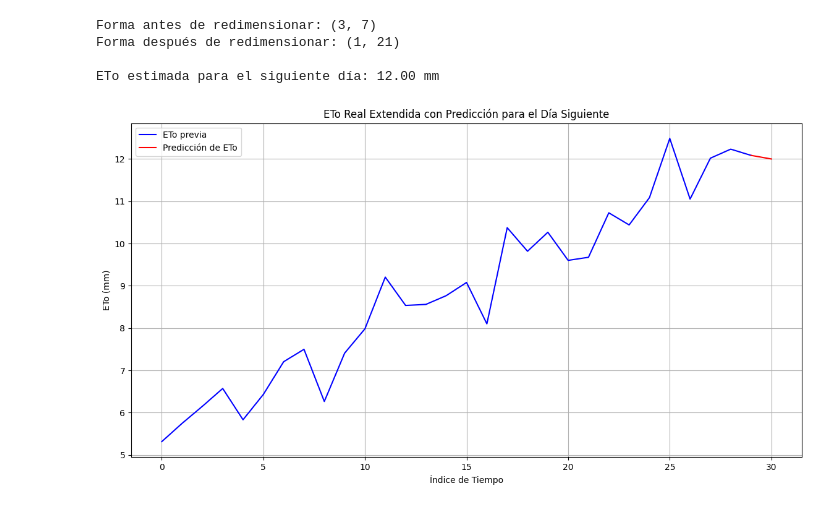
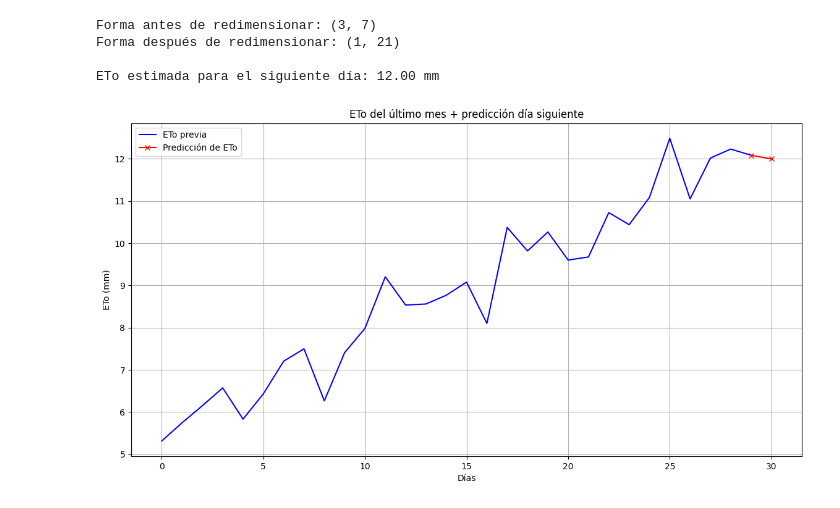
Before and after one commit to guillegcor/Fertwins_test, a Jupyter notebook: custom_eto_data/custom_eto_linear.ipynb, the cells around one changed output. Drawn from its saved outputs; the diff is of its cells as text; code cells hidden in the pictures.

```diff
--- a/custom_eto_data/custom_eto_linear.ipynb
+++ b/custom_eto_data/custom_eto_linear.ipynb
@@ -145,20 +145,20 @@ ETo estimada para el siguiente día: 12.00 mm
 # %%
 # Seleccionar ETo de los 30 últimos días
 y_test_last = y_test[-30:]
 
 # Crear un índice y añadir un día más
 indices = np.arange(len(y_test_last) + 1)
 
 # Graficar
 plt.figure(figsize=(14, 7))
 plt.plot(indices[:-1], y_test_last, label='ETo previa', color='blue', linestyle='-')
-plt.plot(indices[-2:], [y_test_last[-1], pred[0]], label='Predicción de ETo', color='red', linestyle='-')
+plt.plot(indices[-2:], [y_test_last[-1], pred[0]], label='Predicción de ETo', color='red', linestyle='-', marker='x')
 
-plt.xlabel('Índice de Tiempo')
+plt.xlabel('Días')
 plt.ylabel('ETo (mm)')
-plt.title('ETo Real Extendida con Predicción para el Día Siguiente')
+plt.title('ETo del último mes + predicción día siguiente')
 plt.legend()
 plt.grid(True)
 plt.show()
 # %% [output]
-[figure, old version]
+[figure, new version]
```
Also changed, not shown: parts of 1 cell of this notebook.
